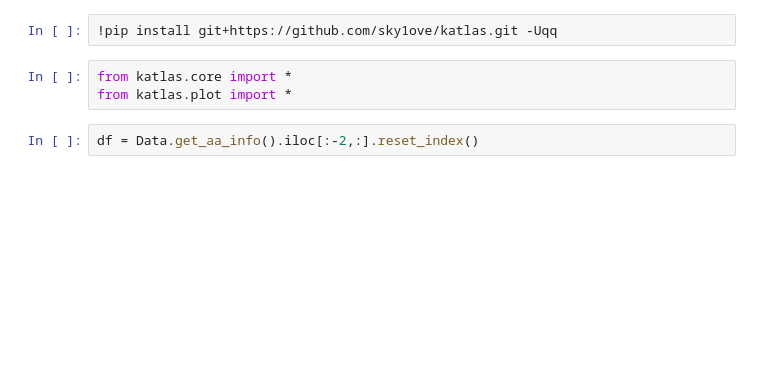
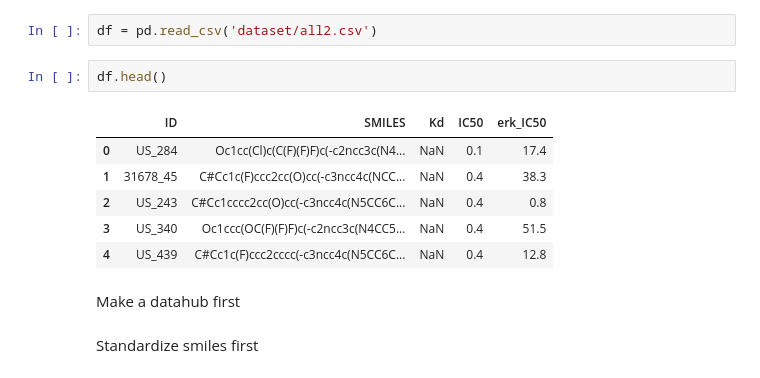
Before and after one commit to sky1ove/MolCraft, a Jupyter notebook: nbs/ChemBERTA.ipynb, the cells around one changed output. Cells and saved outputs as stored; diff of their text form; blank space fills up the shorter version.

```diff
--- a/nbs/ChemBERTA.ipynb
+++ b/nbs/ChemBERTA.ipynb
@@ -58,12 +63,20 @@ def get_chemberta(df,smi_col,combine=True):
 
     return cls_df, mean_df
-# %%
-!pip install git+https://github.com/sky1ove/katlas.git -Uqq
-# %%
-from katlas.core import *
-from katlas.plot import *
-# %%
-df = Data.get_aa_info().iloc[:-2,:].reset_index()
+# %%
+df = pd.read_csv('dataset/all2.csv')
+# %%
+df.head()
+# %% [output]
+|  | ID | SMILES | Kd | IC50 | erk_IC50 |
+| 0 | US_284 | Oc1cc(Cl)c(C(F)(F)F)c(-c2ncc3c(N4... | NaN | 0.1 | 17.4 |
+| 1 | 31678_45 | C#Cc1c(F)ccc2cc(O)cc(-c3ncc4c(NCC... | NaN | 0.4 | 38.3 |
+| 2 | US_243 | C#Cc1cccc2cc(O)cc(-c3ncc4c(N5CC6C... | NaN | 0.4 | 0.8 |
+| 3 | US_340 | Oc1ccc(OC(F)(F)F)c(-c2ncc3c(N4CC5... | NaN | 0.4 | 51.5 |
+| 4 | US_439 | C#Cc1c(F)ccc2cccc(-c3ncc4c(N5CC6C... | NaN | 0.4 | 12.8 |
+# %% [markdown]
+Make a datahub first
+# %% [markdown]
+Standardize smiles first
 # %%
 feat = get_chemberta(df,'SMILES')
 # %% [output]
```
Also changed, not shown: parts of 52 cells of this notebook, 12 other files.
